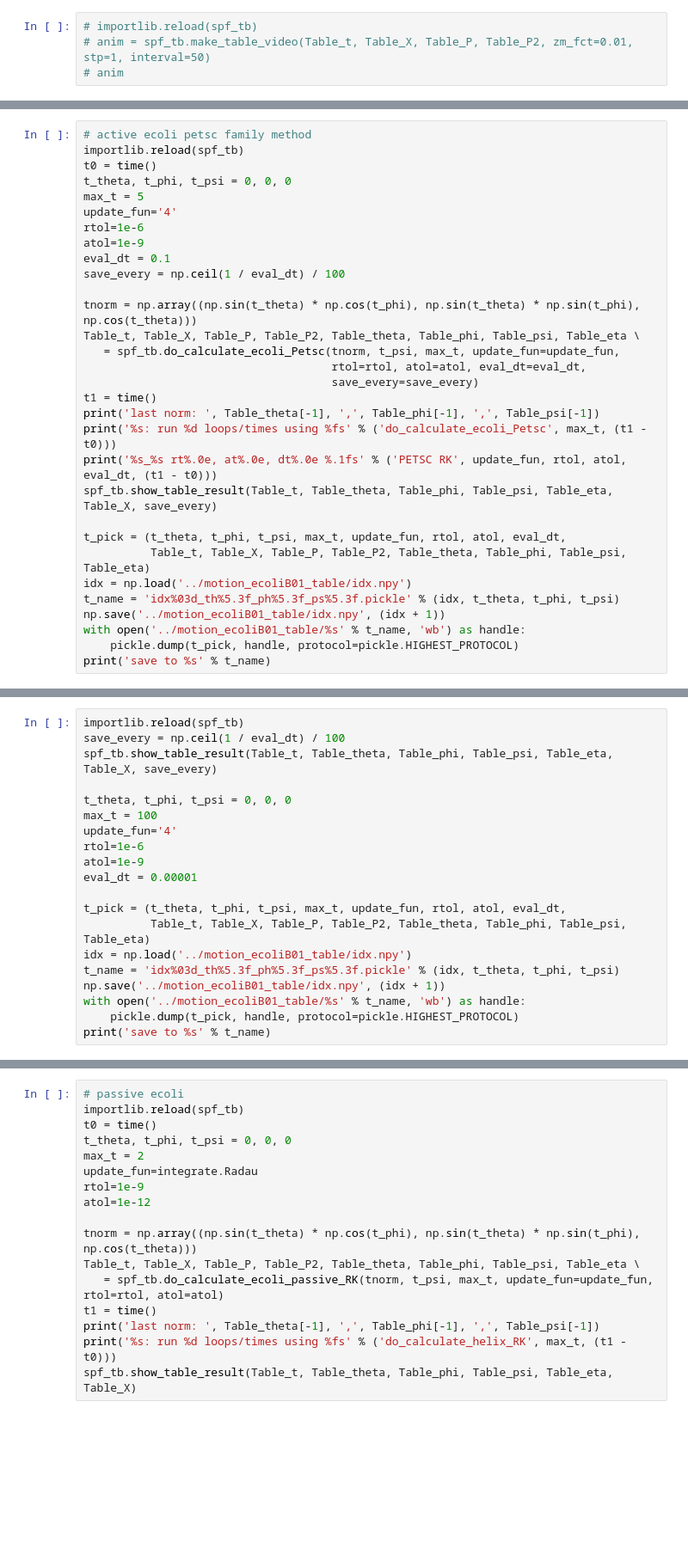
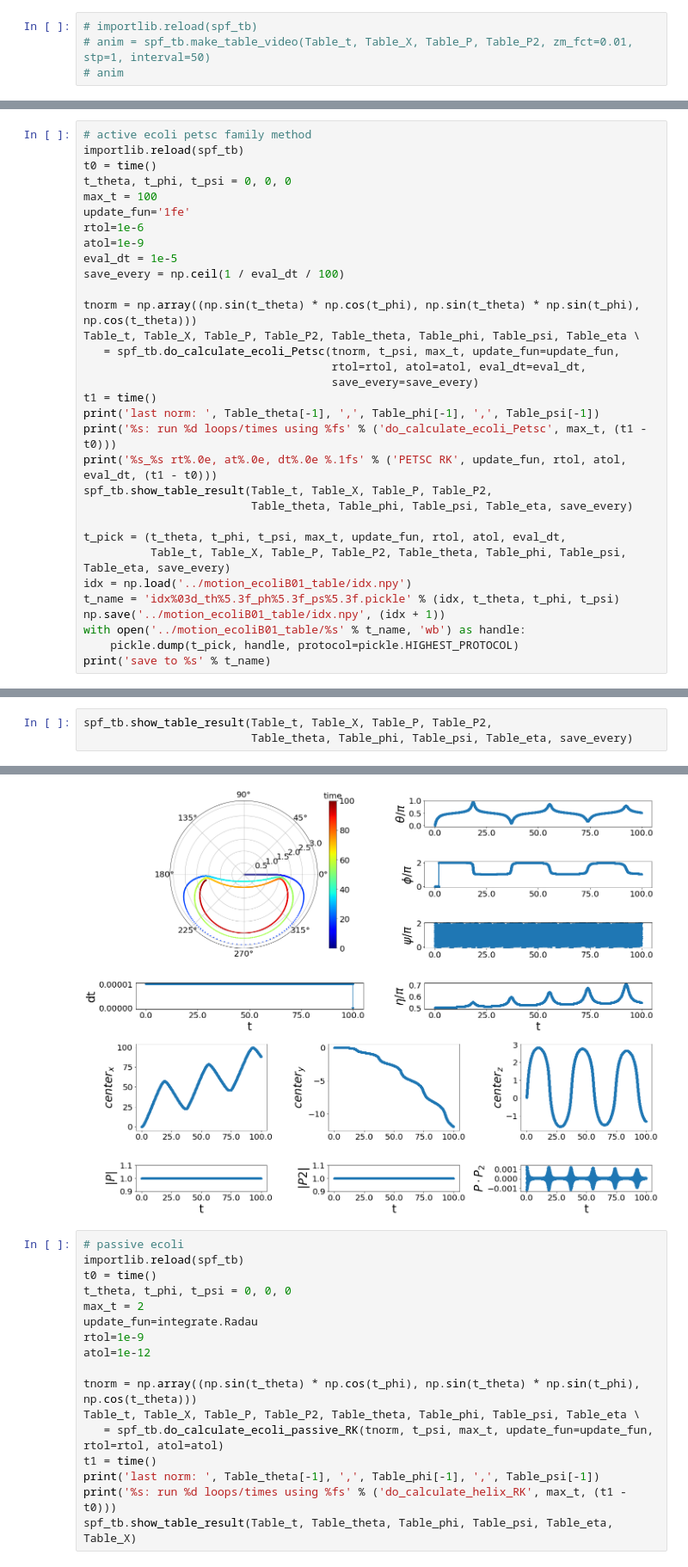
Before and after one commit to pcmagic/stokes_flow, a Jupyter notebook: head_Force/loop_table/phase_map_ecoli-Copy1.ipynb, the cells around one changed output, grey strips where cells are left out. Shown at 86% size. Saved outputs shown, nothing was run; the diff lists cells and outputs as text; blank space fills up the shorter version.

```diff
--- a/head_Force/loop_table/phase_map_ecoli-Copy1.ipynb
+++ b/head_Force/loop_table/phase_map_ecoli-Copy1.ipynb
@@ -117,12 +115,12 @@ print('%s_%s rt%.0e, at%.0e, dt%.0e %.1fs' % ('PETSC RK', update_fun, rtol, atol
 importlib.reload(spf_tb)
 t0 = time()
 t_theta, t_phi, t_psi = 0, 0, 0
-max_t = 5
-update_fun='4'
+max_t = 100
+update_fun='1fe'
 rtol=1e-6
 atol=1e-9
-eval_dt = 0.1
-save_every = np.ceil(1 / eval_dt) / 100
+eval_dt = 1e-5
+save_every = np.ceil(1 / eval_dt / 100)
 
 tnorm = np.array((np.sin(t_theta) * np.cos(t_phi), np.sin(t_theta) * np.sin(t_phi), np.cos(t_theta)))
 Table_t, Table_X, Table_P, Table_P2, Table_theta, Table_phi, Table_psi, Table_eta \
@@ -133,10 +131,11 @@ t1 = time()
 print('last norm: ', Table_theta[-1], ',', Table_phi[-1], ',', Table_psi[-1])
 print('%s: run %d loops/times using %fs' % ('do_calculate_ecoli_Petsc', max_t, (t1 - t0)))
 print('%s_%s rt%.0e, at%.0e, dt%.0e %.1fs' % ('PETSC RK', update_fun, rtol, atol, eval_dt, (t1 - t0)))
-spf_tb.show_table_result(Table_t, Table_theta, Table_phi, Table_psi, Table_eta, Table_X, save_every)
+spf_tb.show_table_result(Table_t, Table_X, Table_P, Table_P2,
+                         Table_theta, Table_phi, Table_psi, Table_eta, save_every)
 
 t_pick = (t_theta, t_phi, t_psi, max_t, update_fun, rtol, atol, eval_dt,
-          Table_t, Table_X, Table_P, Table_P2, Table_theta, Table_phi, Table_psi, Table_eta)
+          Table_t, Table_X, Table_P, Table_P2, Table_theta, Table_phi, Table_psi, Table_eta, save_every)
 idx = np.load('../motion_ecoliB01_table/idx.npy')
 t_name = 'idx%03d_th%5.3f_ph%5.3f_ps%5.3f.pickle' % (idx, t_theta, t_phi, t_psi)
 np.save('../motion_ecoliB01_table/idx.npy', (idx + 1))
@@ -165,20 +151,4 @@ SystemError: <built-in method insert of list object at 0x...> returned a result
-# %%
-importlib.reload(spf_tb)
-save_every = np.ceil(1 / eval_dt) / 100
-spf_tb.show_table_result(Table_t, Table_theta, Table_phi, Table_psi, Table_eta, Table_X, save_every)
-
-t_theta, t_phi, t_psi = 0, 0, 0
-max_t = 100
-update_fun='4'
-rtol=1e-6
-atol=1e-9
-eval_dt = 0.00001
-
-t_pick = (t_theta, t_phi, t_psi, max_t, update_fun, rtol, atol, eval_dt,
-          Table_t, Table_X, Table_P, Table_P2, Table_theta, Table_phi, Table_psi, Table_eta)
-idx = np.load('../motion_ecoliB01_table/idx.npy')
-t_name = 'idx%03d_th%5.3f_ph%5.3f_ps%5.3f.pickle' % (idx, t_theta, t_phi, t_psi)
-np.save('../motion_ecoliB01_table/idx.npy', (idx + 1))
-with open('../motion_ecoliB01_table/%s' % t_name, 'wb') as handle:
-    pickle.dump(t_pick, handle, protocol=pickle.HIGHEST_PROTOCOL)
-print('save to %s' % t_name)
+# %%
+spf_tb.show_table_result(Table_t, Table_X, Table_P, Table_P2,
+                         Table_theta, Table_phi, Table_psi, Table_eta, save_every)
+# %% [output]
@@ -185,3 +156,4 @@ print('save to %s' % t_name)
+[figure, added]
 # %%
 # passive ecoli
 importlib.reload(spf_tb)
```
Also changed, not shown: parts of 13 cells of this notebook, 15 other files.
